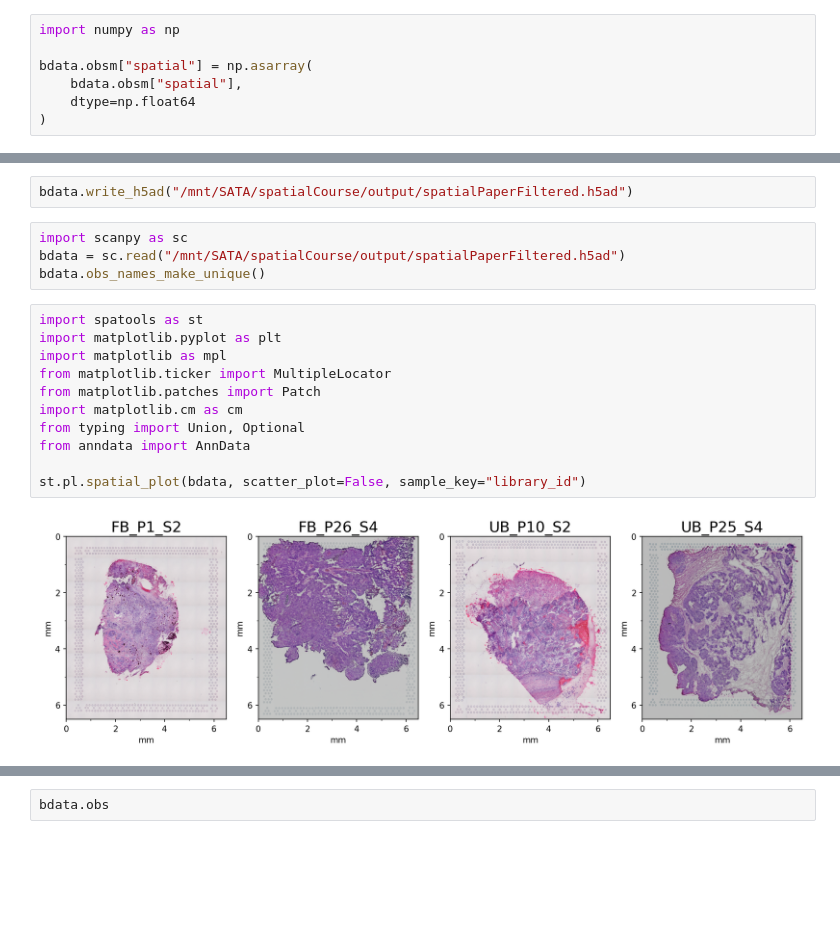
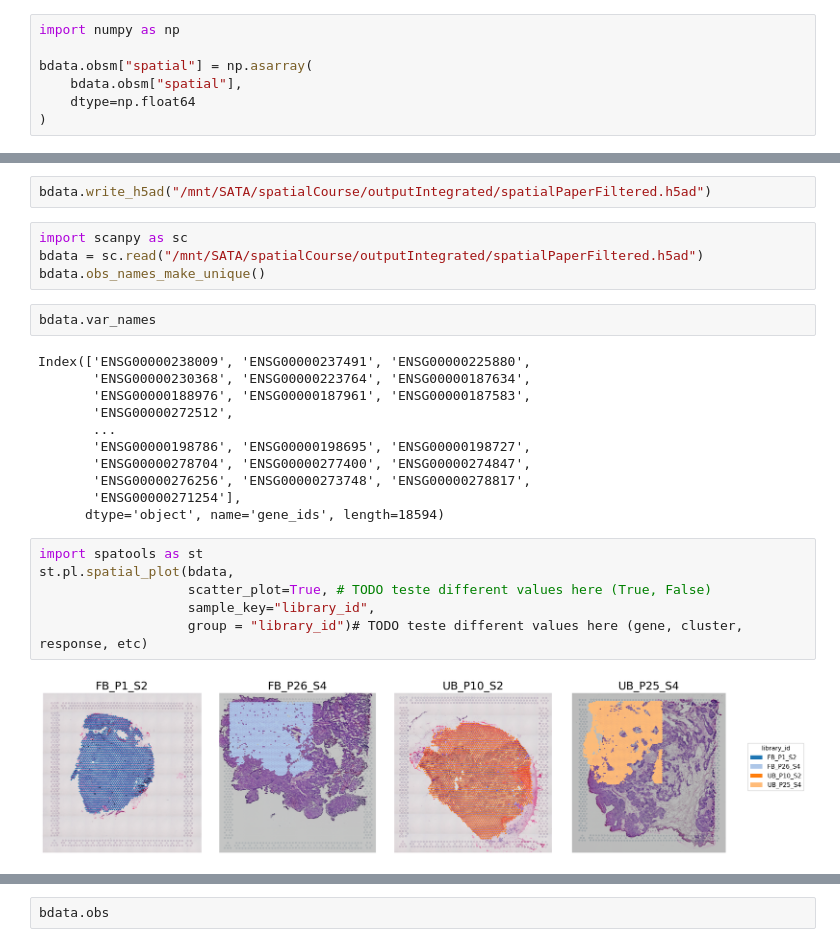
Before and after one commit to pedrovp161/spatialCourse, a Jupyter notebook: src/4 - processing_integration.ipynb, the cells around one changed output, grey strips where cells are left out. Drawn from its saved outputs; the diff is of its cells as text; blank space fills up the shorter version.

```diff
--- a/src/4 - processing_integration.ipynb
+++ b/src/4 - processing_integration.ipynb
@@ -42,19 +76,27 @@ bdata.obs
 # %%
-bdata.write_h5ad("/mnt/SATA/spatialCourse/output/spatialPaperFiltered.h5ad")
+bdata.write_h5ad("/mnt/SATA/spatialCourse/outputIntegrated/spatialPaperFiltered.h5ad")
 # %%
 import scanpy as sc
-bdata = sc.read("/mnt/SATA/spatialCourse/output/spatialPaperFiltered.h5ad")
+bdata = sc.read("/mnt/SATA/spatialCourse/outputIntegrated/spatialPaperFiltered.h5ad")
 bdata.obs_names_make_unique()
+# %%
+bdata.var_names
+# %% [output]
+Index(['ENSG00000238009', 'ENSG00000237491', 'ENSG00000225880',
+       'ENSG00000230368', 'ENSG00000223764', 'ENSG00000187634',
+       'ENSG00000188976', 'ENSG00000187961', 'ENSG00000187583',
+       'ENSG00000272512',
+       ...
+       'ENSG00000198786', 'ENSG00000198695', 'ENSG00000198727',
+       'ENSG00000278704', 'ENSG00000277400', 'ENSG00000274847',
+       'ENSG00000276256', 'ENSG00000273748', 'ENSG00000278817',
+       'ENSG00000271254'],
+      dtype='object', name='gene_ids', length=18594)
 # %%
 import spatools as st
-import matplotlib.pyplot as plt
-import matplotlib as mpl
-from matplotlib.ticker import MultipleLocator
-from matplotlib.patches import Patch
-import matplotlib.cm as cm
-from typing import Union, Optional
-from anndata import AnnData
-
-st.pl.spatial_plot(bdata, scatter_plot=False, sample_key="library_id")
+st.pl.spatial_plot(bdata,
+                   scatter_plot=True, # TODO teste different values here (True, False)
+                   sample_key="library_id",
+                   group = "library_id")# TODO teste different values here (gene, cluster, response, etc)
 # %% [output]
-[figure, old version]
+[figure, new version]
```
Also changed, not shown: parts of 18 cells of this notebook, 6 other files.
